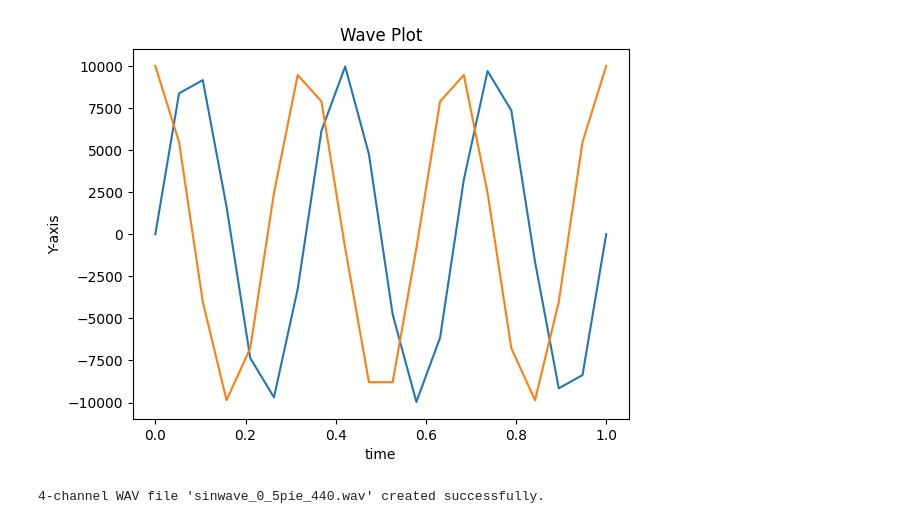
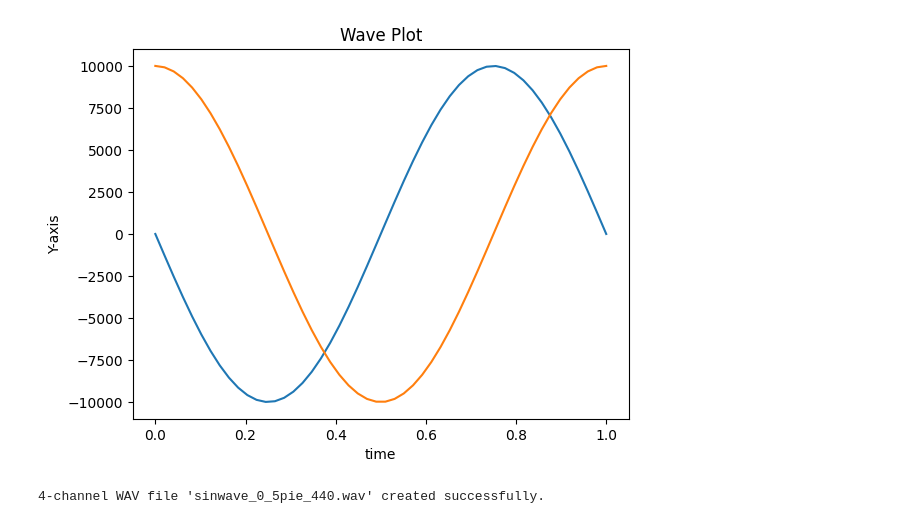
Before and after one commit to fasl/CTMCP, a Jupyter notebook: sinwave2.ipynb, the cells around one changed output. Cells and saved outputs as stored; diff of their text form; code cells hidden in the pictures.

```diff
--- a/sinwave2.ipynb
+++ b/sinwave2.ipynb
@@ -28,27 +28,33 @@ frequency_ch4 = 440  #
 phase = 0.5  # isousa
 amplitude = 10000  # Max amplitude for int16
 
-audio_data[:, 0] = (amplitude * np.sin(2 * np.pi * frequency_ch1 * t)).astype(np.int16)
-audio_data[:, 1] = (amplitude * np.sin(2 * np.pi * frequency_ch2 * t + phase * np.pi)).astype(np.int16)
-audio_data[:, 2] = (amplitude * np.sin(2 * np.pi * frequency_ch3 * t)).astype(np.int16)
-audio_data[:, 3] = (amplitude * np.sin(2 * np.pi * frequency_ch4 * t + phase * np.pi)).astype(np.int16)
+# define func
+def sinfunc(amplitude,t,phase):
+   return (amplitude * np.sin(2 * np.pi * frequency_ch2 * t + phase * np.pi)).astype(np.int16)
+
+# calculate wave
+audio_data[:, 0] = sinfunc(amplitude,t,0)
+audio_data[:, 1] = sinfunc(amplitude,t,phase)
+audio_data[:, 2] = sinfunc(amplitude,t,0)
+audio_data[:, 3] = sinfunc(amplitude,t,phase)
+# audio_data[:, 1] = sinfunc(amplitude * np.sin(2 * np.pi * frequency_ch2 * t + phase * np.pi)).astype(np.int16)
 # %%
-t = np.linspace(0, 1, 20)
-y1 = (amplitude * np.sin(2 * np.pi * frequency_ch1 * t)).astype(np.int16)
-y2 =  (amplitude * np.sin(2 * np.pi * frequency_ch2 * t+0.5*np.pi)).astype(np.int16)
+t = np.linspace(0, 1, 50)
+y1 =  sinfunc(amplitude,t,0)
+y2 =  sinfunc(amplitude,t,phase)
 
 plt.plot(t,y1)
 plt.plot(t,y2)
 
 # Add labels and title
 plt.xlabel("time")
 plt.ylabel("Y-axis")
 plt.title("Wave Plot")
 
 # Display the plot
 plt.show()
 # %% [output]
-[figure, old version]
+[figure, new version]
 # %%
 
 
```
